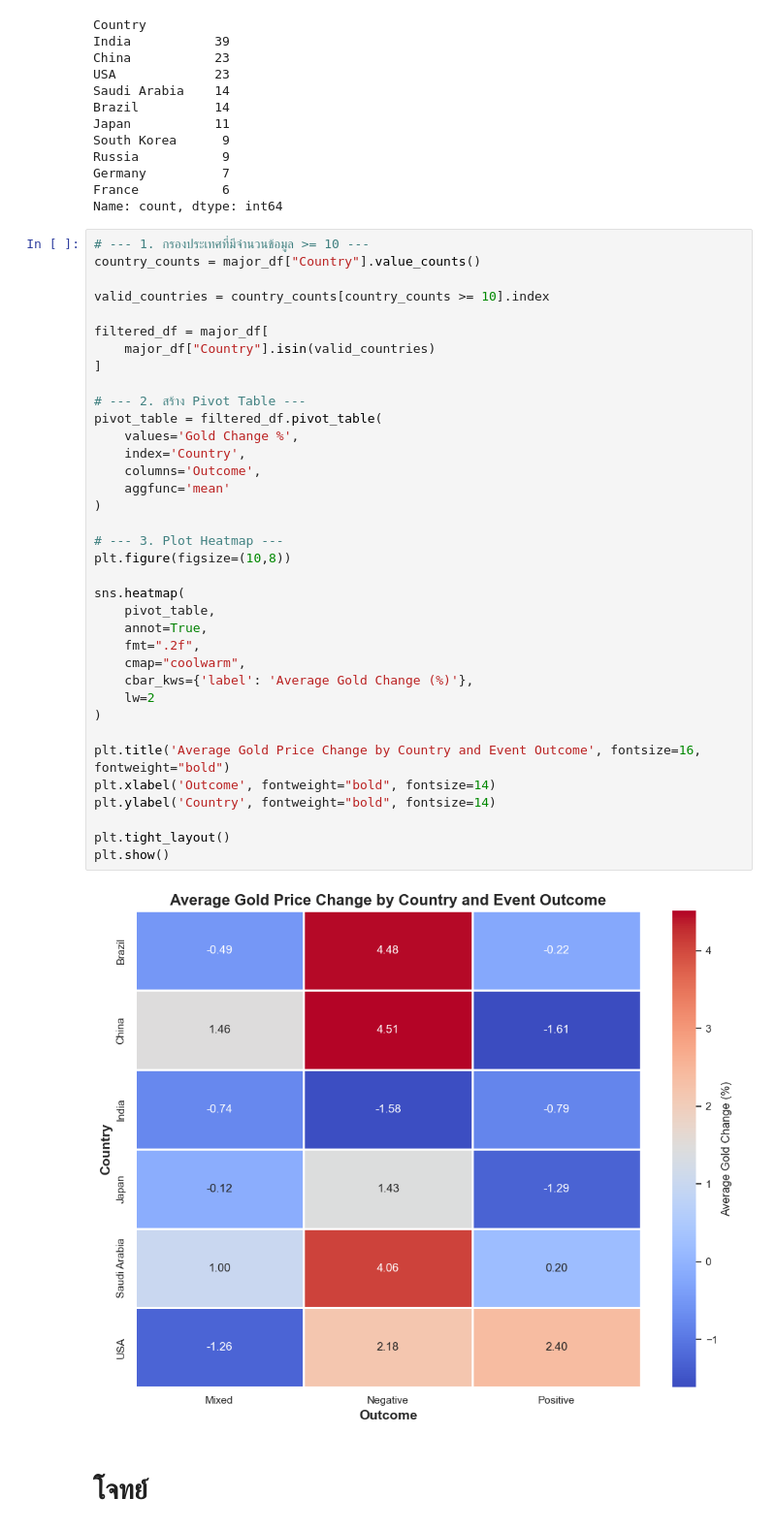
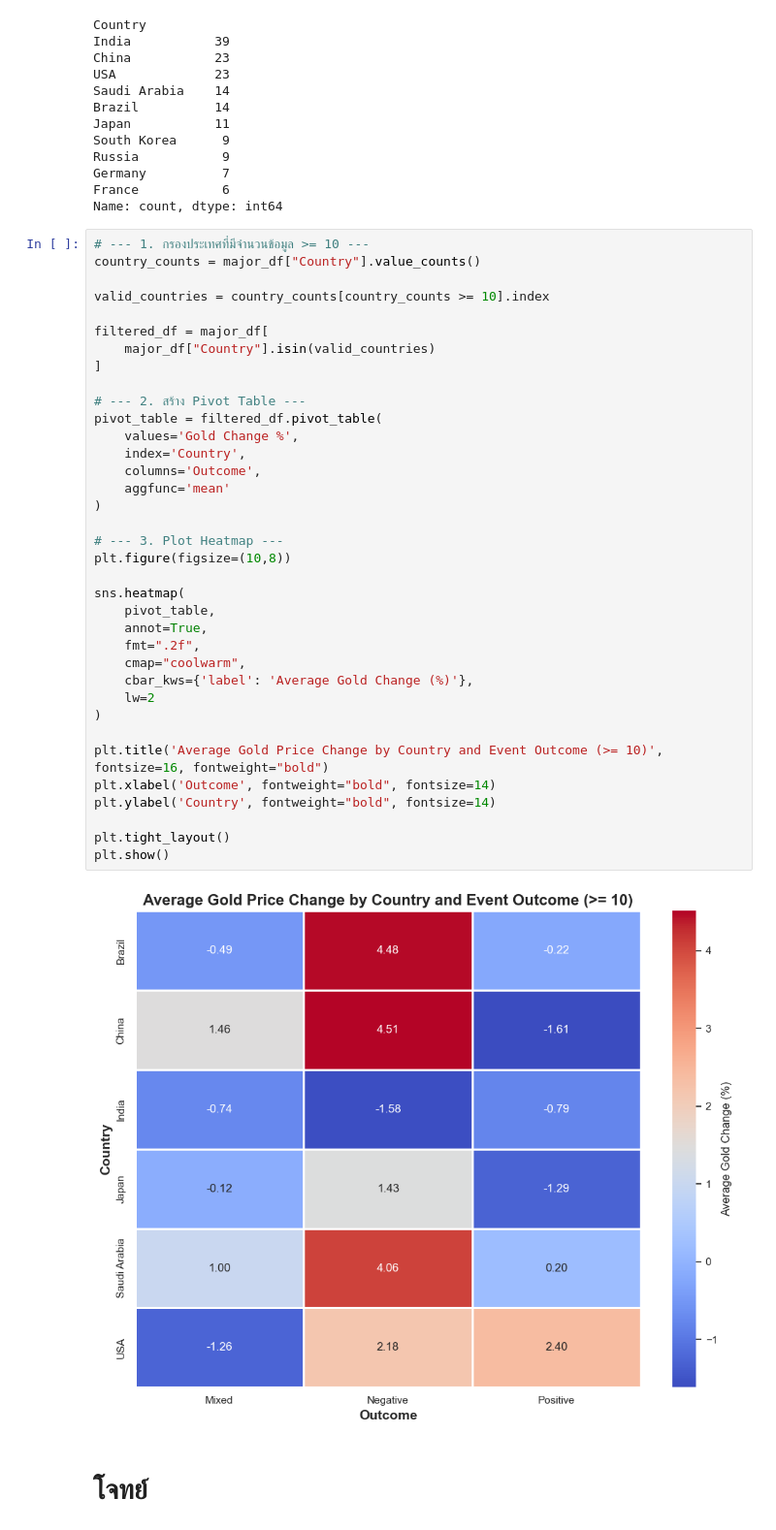
Before and after one commit to WornWolf/DataSci_Project_2026, a Jupyter notebook: project_initial.ipynb, the cells around one changed output. Shown at 97% size. Drawn from its saved outputs; the diff is of its cells as text.

```diff
--- a/project_initial.ipynb
+++ b/project_initial.ipynb
@@ -735,35 +735,35 @@ valid_countries = country_counts[country_counts >= 10].index
 filtered_df = major_df[
     major_df["Country"].isin(valid_countries)
 ]
 
 # --- 2. สร้าง Pivot Table ---
 pivot_table = filtered_df.pivot_table(
     values='Gold Change %',
     index='Country',
     columns='Outcome',
     aggfunc='mean'
 )
 
 # --- 3. Plot Heatmap ---
 plt.figure(figsize=(10,8))
 
 sns.heatmap(
     pivot_table,
     annot=True,
     fmt=".2f",
     cmap="coolwarm",
     cbar_kws={'label': 'Average Gold Change (%)'},
     lw=2
 )
 
-plt.title('Average Gold Price Change by Country and Event Outcome', fontsize=16, fontweight="bold")
+plt.title('Average Gold Price Change by Country and Event Outcome (>= 10)', fontsize=16, fontweight="bold")
 plt.xlabel('Outcome', fontweight="bold", fontsize=14)
 plt.ylabel('Country', fontweight="bold", fontsize=14)
 
 plt.tight_layout()
 plt.show()
 # %% [output]
-[figure, old version]
+[figure, new version]
 # %% [markdown]
 # โจทย์
 # %% [markdown]
```
Also changed, not shown: parts of 6 cells of this notebook.
